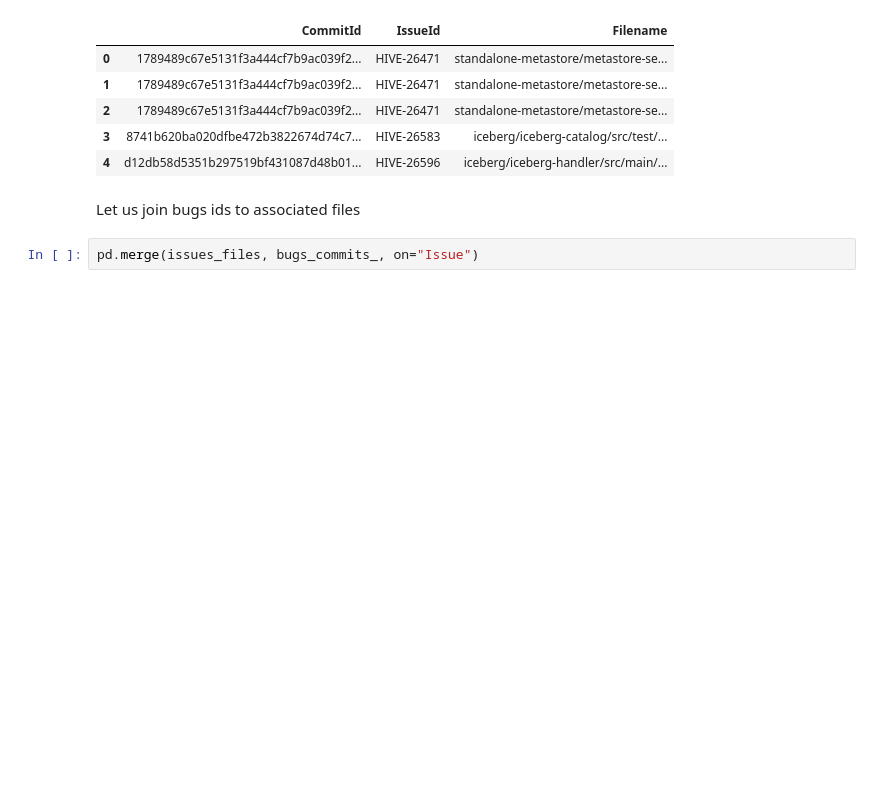
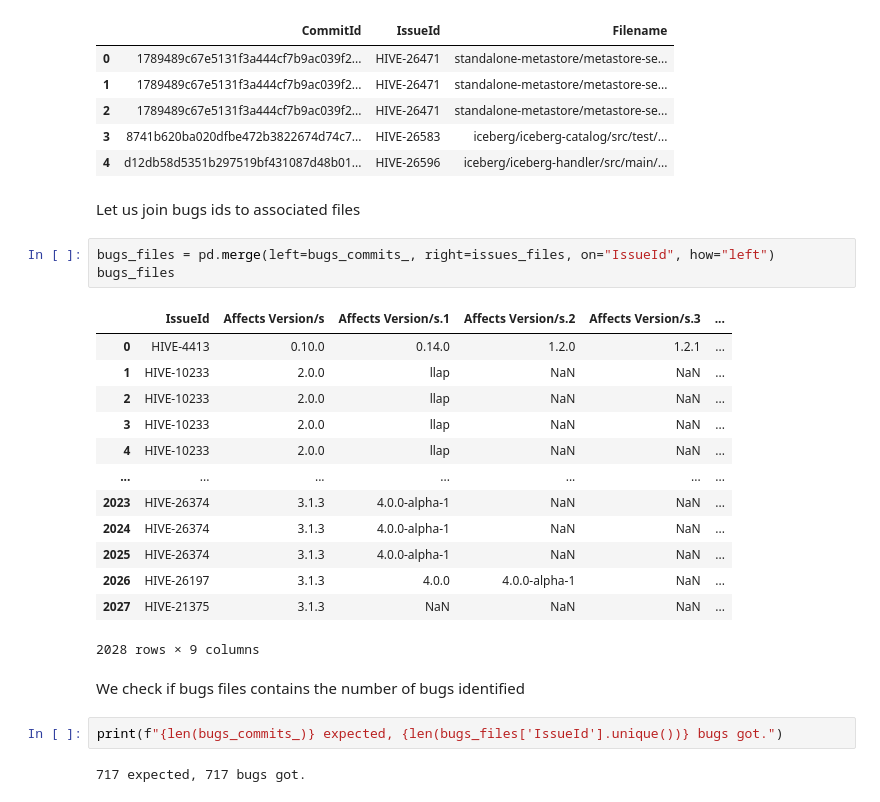
Before and after one commit to ahenrij/ets-mgl869-hive, a Jupyter notebook: src/lab/notebooks/matching.ipynb, the cells around one changed output. Cells and saved outputs as stored; diff of their text form; blank space fills up the shorter version.

```diff
--- a/src/lab/notebooks/matching.ipynb
+++ b/src/lab/notebooks/matching.ipynb
@@ -54,5 +54,26 @@ issues_files.head()
 | 4 | d12db58d5351b297519bf431087d48b01... | HIVE-26596 | iceberg/iceberg-handler/src/main/... |
 # %% [markdown]
 Let us join bugs ids to associated files
-# %%
-pd.merge(issues_files, bugs_commits_, on="Issue")
+# %%
+bugs_files = pd.merge(left=bugs_commits_, right=issues_files, on="IssueId", how="left")
+bugs_files
+# %% [output]
+|  | IssueId | Affects Version/s | Affects Version/s.1 | Affects Version/s.2 | Affects Version/s.3 | ... |
+| 0 | HIVE-4413 | 0.10.0 | 0.14.0 | 1.2.0 | 1.2.1 | ... |
+| 1 | HIVE-10233 | 2.0.0 | llap | NaN | NaN | ... |
+| 2 | HIVE-10233 | 2.0.0 | llap | NaN | NaN | ... |
+| 3 | HIVE-10233 | 2.0.0 | llap | NaN | NaN | ... |
+| 4 | HIVE-10233 | 2.0.0 | llap | NaN | NaN | ... |
+| ... | ... | ... | ... | ... | ... | ... |
+| 2023 | HIVE-26374 | 3.1.3 | 4.0.0-alpha-1 | NaN | NaN | ... |
+| 2024 | HIVE-26374 | 3.1.3 | 4.0.0-alpha-1 | NaN | NaN | ... |
+| 2025 | HIVE-26374 | 3.1.3 | 4.0.0-alpha-1 | NaN | NaN | ... |
+| 2026 | HIVE-26197 | 3.1.3 | 4.0.0 | 4.0.0-alpha-1 | NaN | ... |
+| 2027 | HIVE-21375 | 3.1.3 | NaN | NaN | NaN | ... |
+2028 rows × 9 columns
+# %% [markdown]
+We check if bugs files contains the number of bugs identified
+# %%
+print(f"{len(bugs_commits_)} expected, {len(bugs_files['IssueId'].unique())} bugs got.")
+# %% [output]
+717 expected, 717 bugs got.
```
Also changed, not shown: parts of 8 cells of this notebook.
